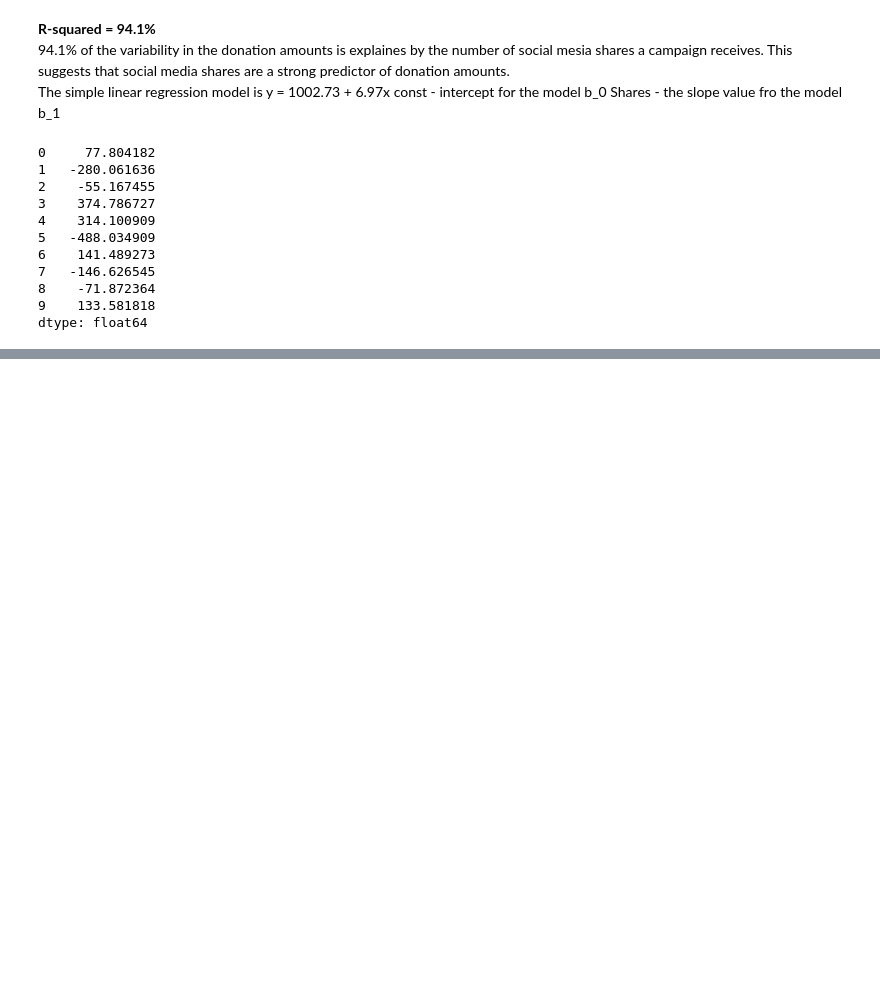
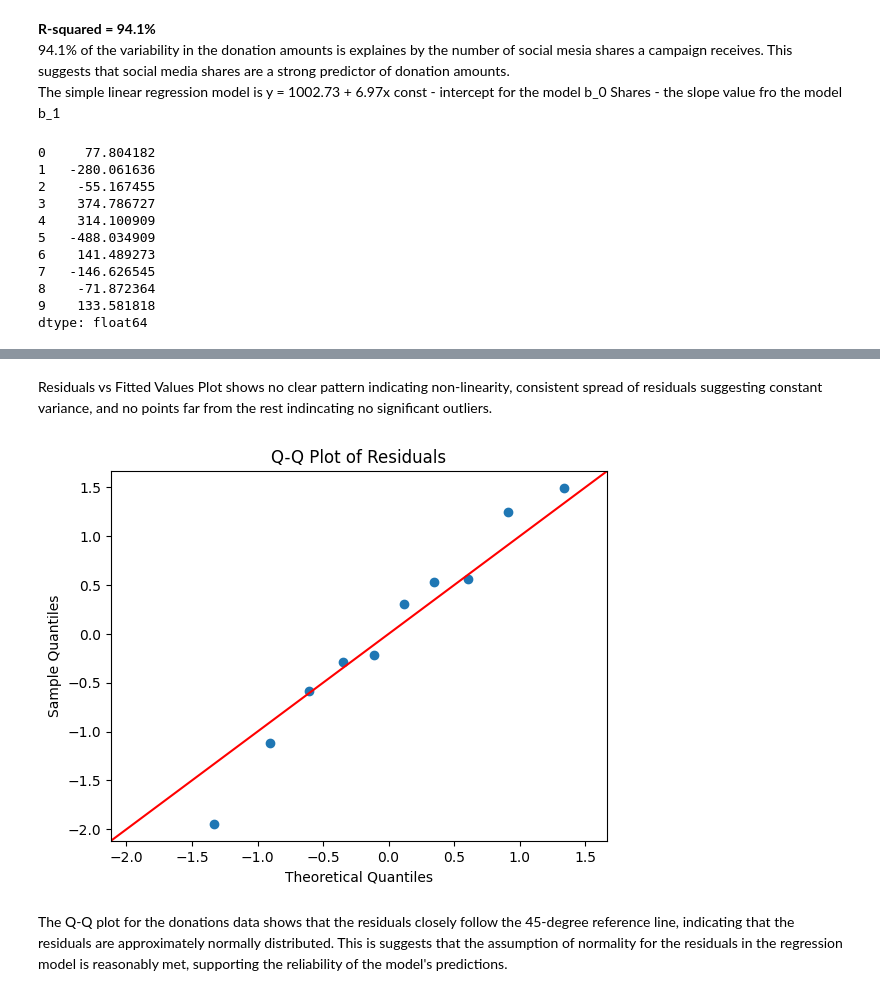
Before and after one commit to Elena-R-P/analytics, a Jupyter notebook: donations.ipynb, the cells around one changed output, grey strips where cells are left out. Cells and saved outputs as stored; diff of their text form; code cells hidden in the pictures; blank space fills up the shorter version.

```diff
--- a/donations.ipynb
+++ b/donations.ipynb
@@ -98,12 +95,13 @@ const - intercept for the model b_0
 Shares - the slope value fro the model b_1
 # %%
 donations.head() #prints the first five rows from the dataframe
+
 # obtain the residual from the model
 # residual - difference between the observed value and the predicted value
-residual = model.resid
+residuals = model.resid
 
 # print the residual
-print(residual)
+print(residuals)
 # %% [output]
 0     77.804182
 1   -280.061636
@@ -130,0 +148,13 @@ The positive residual indicates that the actual donations received were $77.80 h
+# %% [markdown]
+Residuals vs Fitted Values Plot shows no clear pattern indicating non-linearity, consistent spread of residuals suggesting constant variance, and no points far from the rest indincating no significant outliers.
+# %%
+# Create a Q-Q plot of the residuals with a 45-degree reference line
+sm.qqplot(residuals, line='45', fit=True)
+# Add a title to the Q-Q plot
+plt.title('Q-Q Plot of Residuals')
+# Display the Q-Q plot
+plt.show()
+# %% [output]
+[figure, added]
+# %% [markdown]
+The Q-Q plot for the donations data shows that the residuals closely follow the 45-degree reference line, indicating that the residuals are approximately normally distributed. This is suggests that the assumption of normality for the residuals in the regression model is reasonably met, supporting the reliability of the model's predictions.
```
Also changed, not shown: parts of 5 cells of this notebook, 4 other files.
